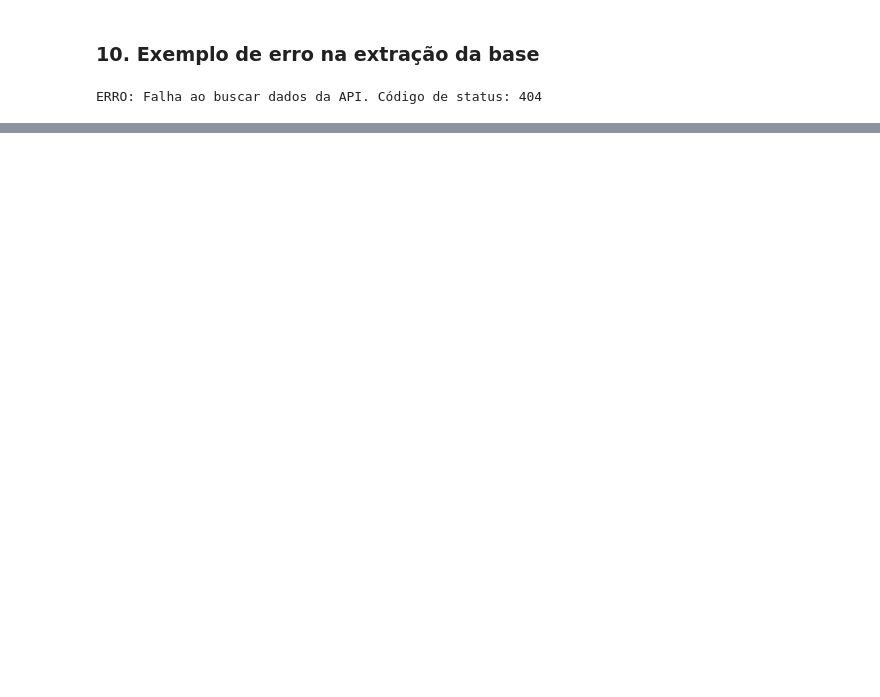
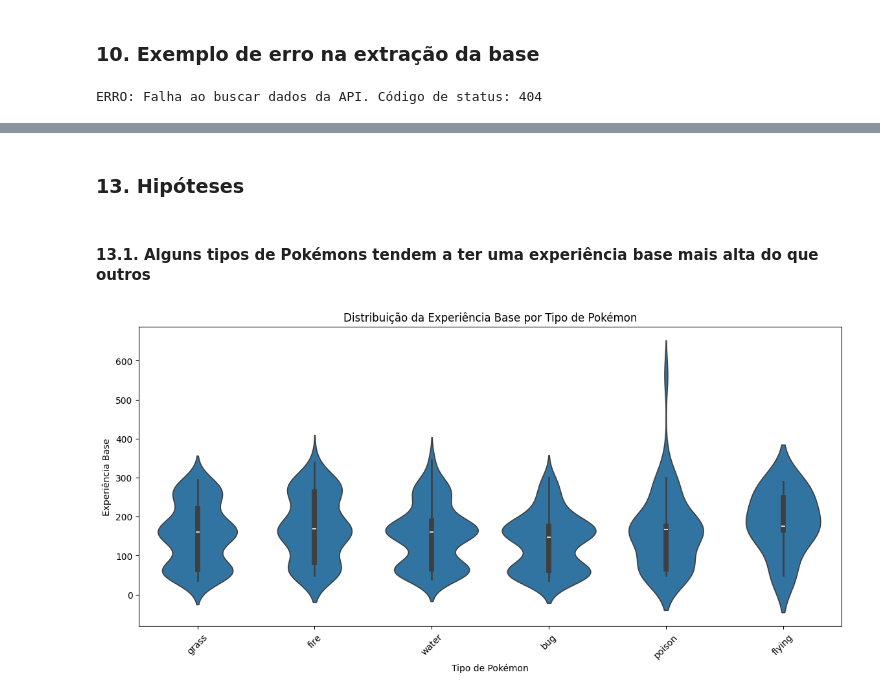
Before and after one commit to matheusvazdata/desafio_etl_coderhouse, a Jupyter notebook: notebooks/etl_pipeline.ipynb, the cells around one changed output, grey strips where cells are left out. Drawn from its saved outputs; the diff is of its cells as text; code cells hidden in the pictures; blank space fills up the shorter version.

```diff
--- a/notebooks/etl_pipeline.ipynb
+++ b/notebooks/etl_pipeline.ipynb
@@ -222,0 +195,6 @@ ERRO: Falha ao buscar dados da API. Código de status: 404
+# %%
+def executar_consulta(query, db_name='../pokeapi.db'):
+    conn = sqlite3.connect(db_name)
+    df = pd.read_sql_query(query, conn)
+    conn.close()
+    return df
@@ -222,0 +205,4 @@ ERRO: Falha ao buscar dados da API. Código de status: 404
+# %%
+query_pokemons = "SELECT * FROM pokemons LIMIT 10"
+df_pokemons = executar_consulta(query_pokemons)
+df_pokemons
@@ -222,0 +239,4 @@ ERRO: Falha ao buscar dados da API. Código de status: 404
+# %%
+query_tipos = "SELECT * FROM tipos WHERE id IN (3.0, 4.0, 7, 10, 11, 12)"
+df_tipos = executar_consulta(query_tipos)
+print(df_tipos)
@@ -222,0 +278,2 @@ ERRO: Falha ao buscar dados da API. Código de status: 404
+# %% [markdown]
+### 13. Hipóteses
@@ -222,0 +284,16 @@ ERRO: Falha ao buscar dados da API. Código de status: 404
+# %% [markdown]
+#### 13.1. Alguns tipos de Pokémons tendem a ter uma experiência base mais alta do que outros
+# %%
+# Juntando dados de pokemons e tipos
+df_pokemons_tipos = df_pokemons.merge(df_tipos, left_on='id_tipo_1', right_on='id', suffixes=('_pokemon', '_tipo'))
+
+# Plotando o gráfico violin
+plt.figure(figsize=(14, 6))
+sns.violinplot(data=df_pokemons_tipos, x='nome_tipo', y='experiencia_base')
+plt.title('Distribuição da Experiência Base por Tipo de Pokémon')
+plt.xlabel('Tipo de Pokémon')
+plt.ylabel('Experiência Base')
+plt.xticks(rotation=45)
+plt.show()
+# %% [output]
+[figure, added]
```
Also changed, not shown: parts of 62 cells of this notebook.
